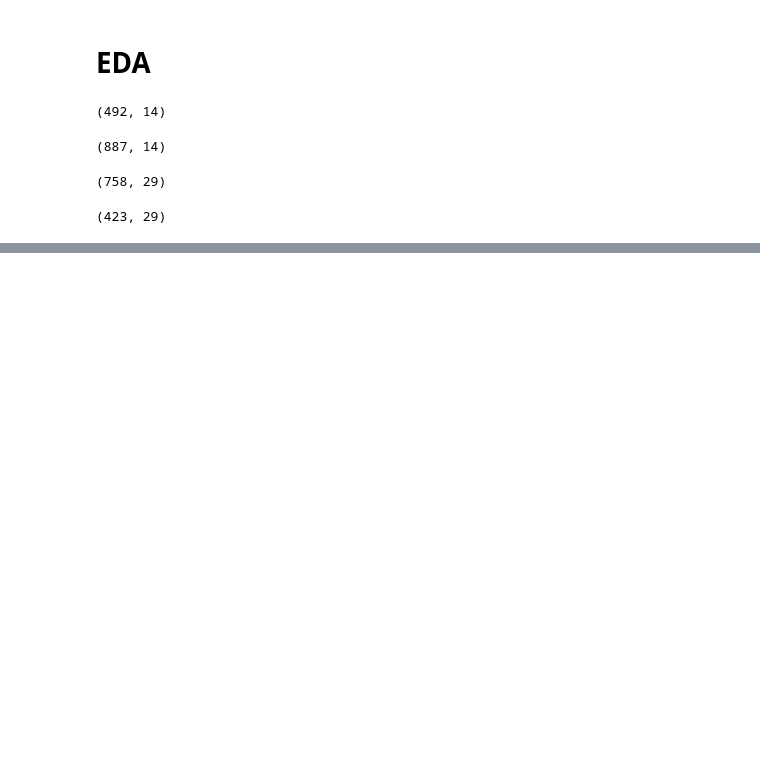
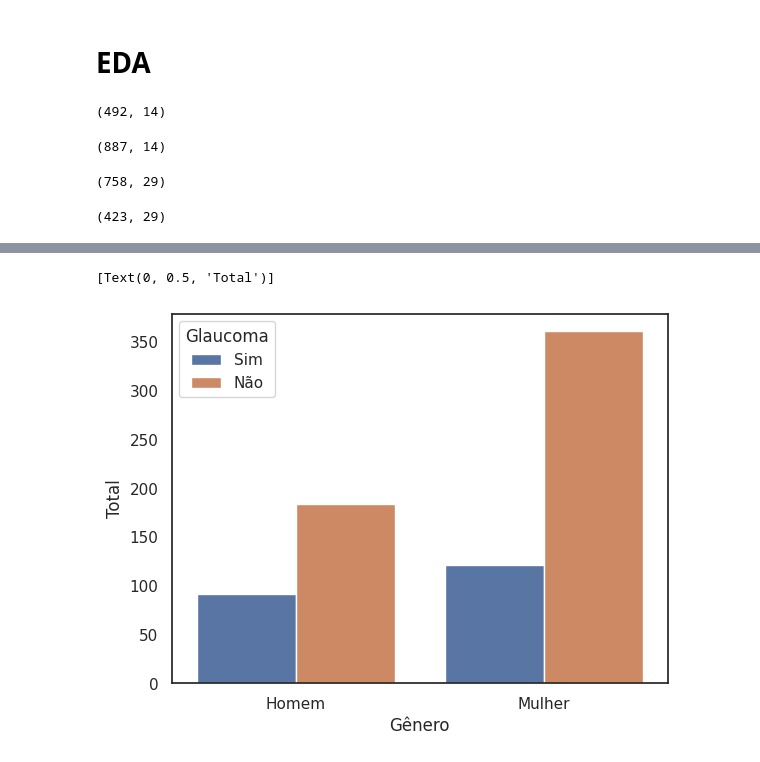
Before and after one commit to FelipeMarcelino/glaucoma, a Jupyter notebook: notebooks/Untitled.ipynb, the cells around one changed output, grey strips where cells are left out. Drawn from its saved outputs; the diff is of its cells as text; code cells hidden in the pictures; blank space fills up the shorter version.

```diff
--- a/notebooks/Untitled.ipynb
+++ b/notebooks/Untitled.ipynb
@@ -24,0 +56,6 @@ data.drop_duplicates(subset=["Patient"]).shape
+# %%
+ax = seaborn.countplot(data,x="Gênero",hue="Glaucoma")
+ax.set(ylabel='Total')
+# %% [output]
+[Text(0, 0.5, 'Total')]
+[figure, added]
```
Also changed, not shown: parts of 21 cells of this notebook, 5 other files.
